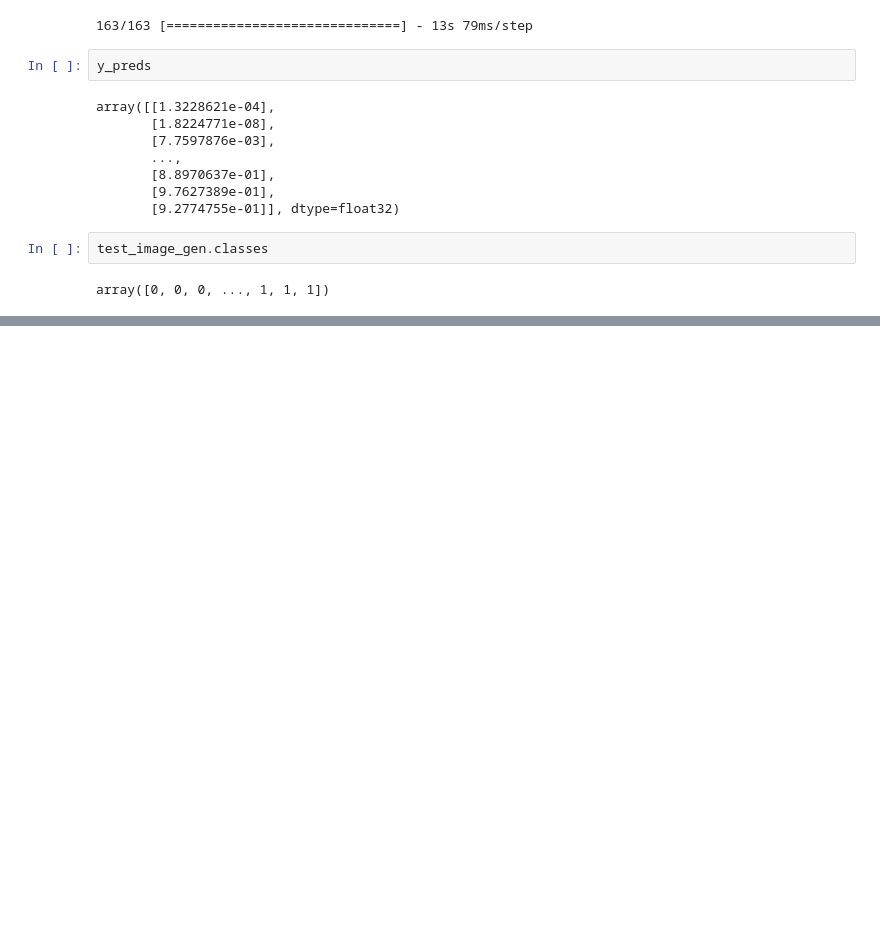
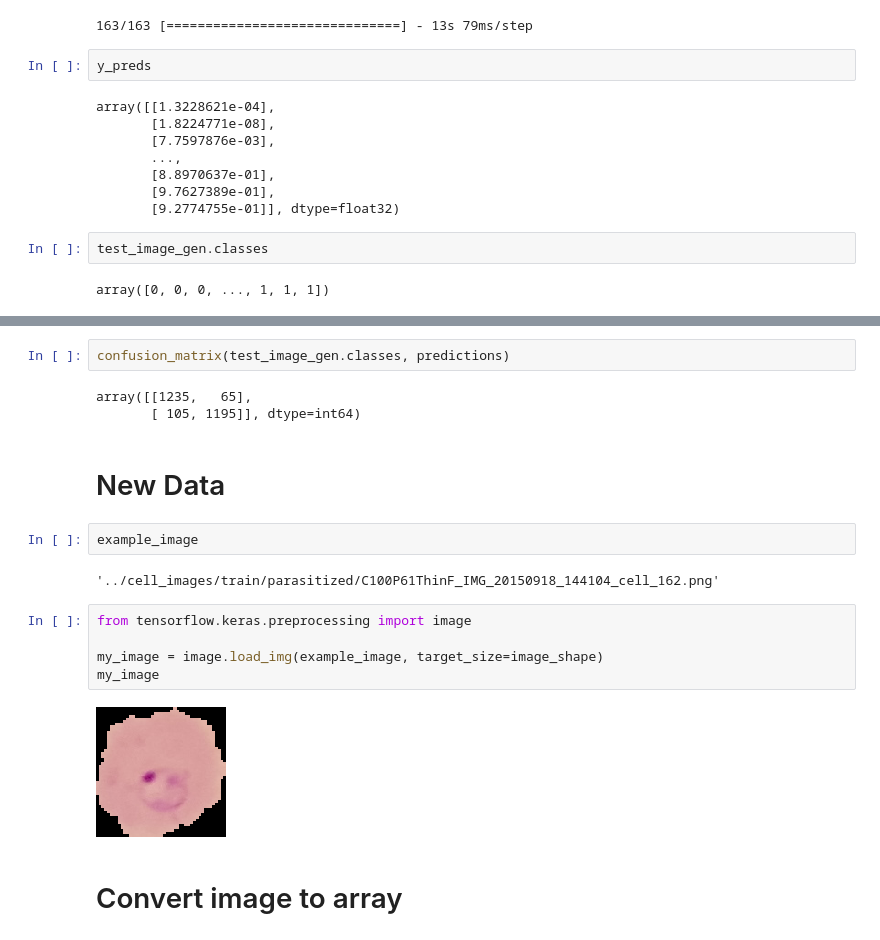
Before and after one commit to PrathamModi001/malaria_cell_preds, a Jupyter notebook: cell_images.ipynb, the cells around one changed output, grey strips where cells are left out. Cells and saved outputs as stored; diff of their text form; blank space fills up the shorter version.

```diff
--- a/cell_images.ipynb
+++ b/cell_images.ipynb
@@ -410,0 +429,20 @@ weighted avg       0.95      0.95      0.95      2600
+# %%
+confusion_matrix(test_image_gen.classes, predictions)
+# %% [output]
+array([[1235,   65],
+       [ 105, 1195]], dtype=int64)
+# %% [markdown]
+# New Data
+# %%
+example_image
+# %% [output]
+'../cell_images/train/parasitized/C100P61ThinF_IMG_20150918_144104_cell_162.png'
+# %%
+from tensorflow.keras.preprocessing import image
+
+my_image = image.load_img(example_image, target_size=image_shape)
+my_image
+# %% [output]
+[figure, added]
+# %% [markdown]
+# Convert image to array
```
Also changed, not shown: parts of 18 cells of this notebook.
